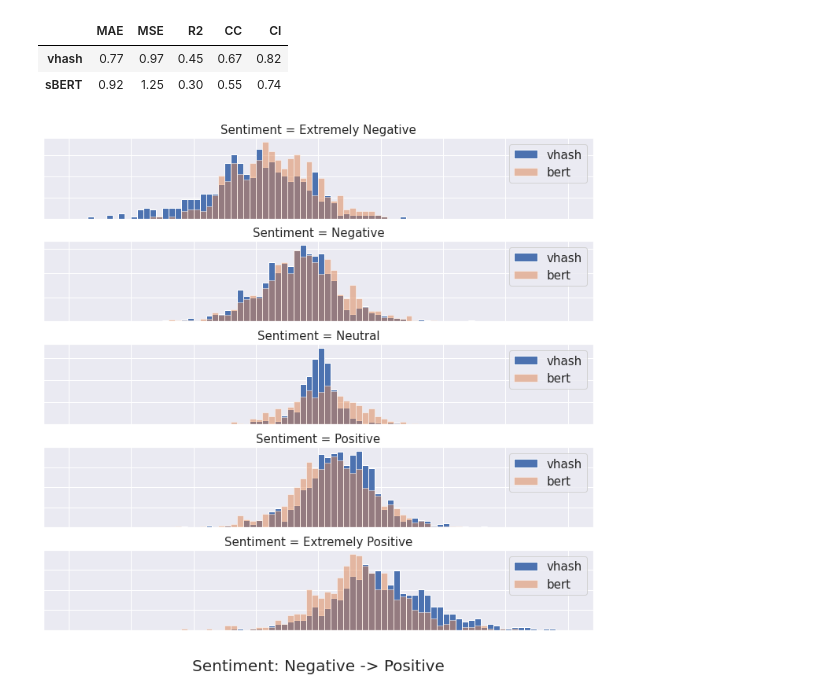
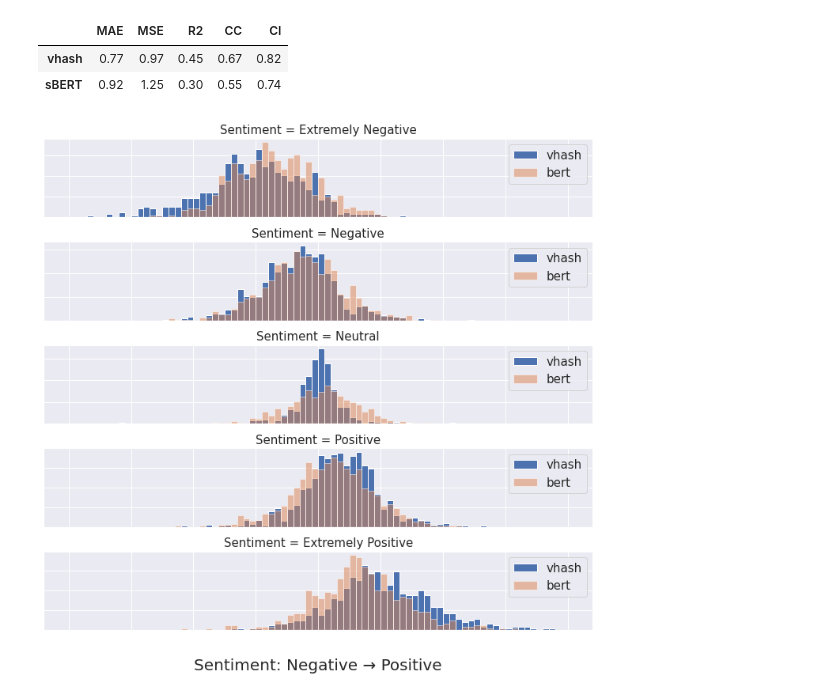
Before and after one commit to lakes-legendaries/vhash, a Jupyter notebook: stats/bert.ipynb, the cells around one changed output. Cells and saved outputs as stored; diff of their text form; code cells hidden in the pictures.

```diff
--- a/stats/bert.ipynb
+++ b/stats/bert.ipynb
@@ -167,32 +167,32 @@ fig, ax = pyplot.subplots(5, 1, figsize=(10, 10))
 for n, label in enumerate(range(-2, 3)):
     for model in Model:
 
         # plot histogram
         ax[n].hist(
             pred[model][labels[Set.TEST] == label],
             alpha=(.5 if model else 1),
             bins=arange(-4, 4.1, .1),
             density=True,
             label=str(model).rsplit('.')[-1].lower(),
         )
 
         # show legend
         ax[n].legend(fontsize=15)
 
         # turn off ticks
         ax[n].set_xticklabels([])
         ax[n].set_yticklabels([])
 
         # make title
         ax[n].set_title(
             'Sentiment = ' + list(label_values.keys())[n],
             fontsize=15,
         )
 
-ax[-1].set_xlabel('\nSentiment: Negative -> Positive', fontsize=20)
+ax[-1].set_xlabel('\nSentiment: Negative → Positive', fontsize=20)
 
 # show figure
 fig.tight_layout()
 pyplot.show()
 # %% [output]
-[figure, old version]
+[figure, new version]
```
